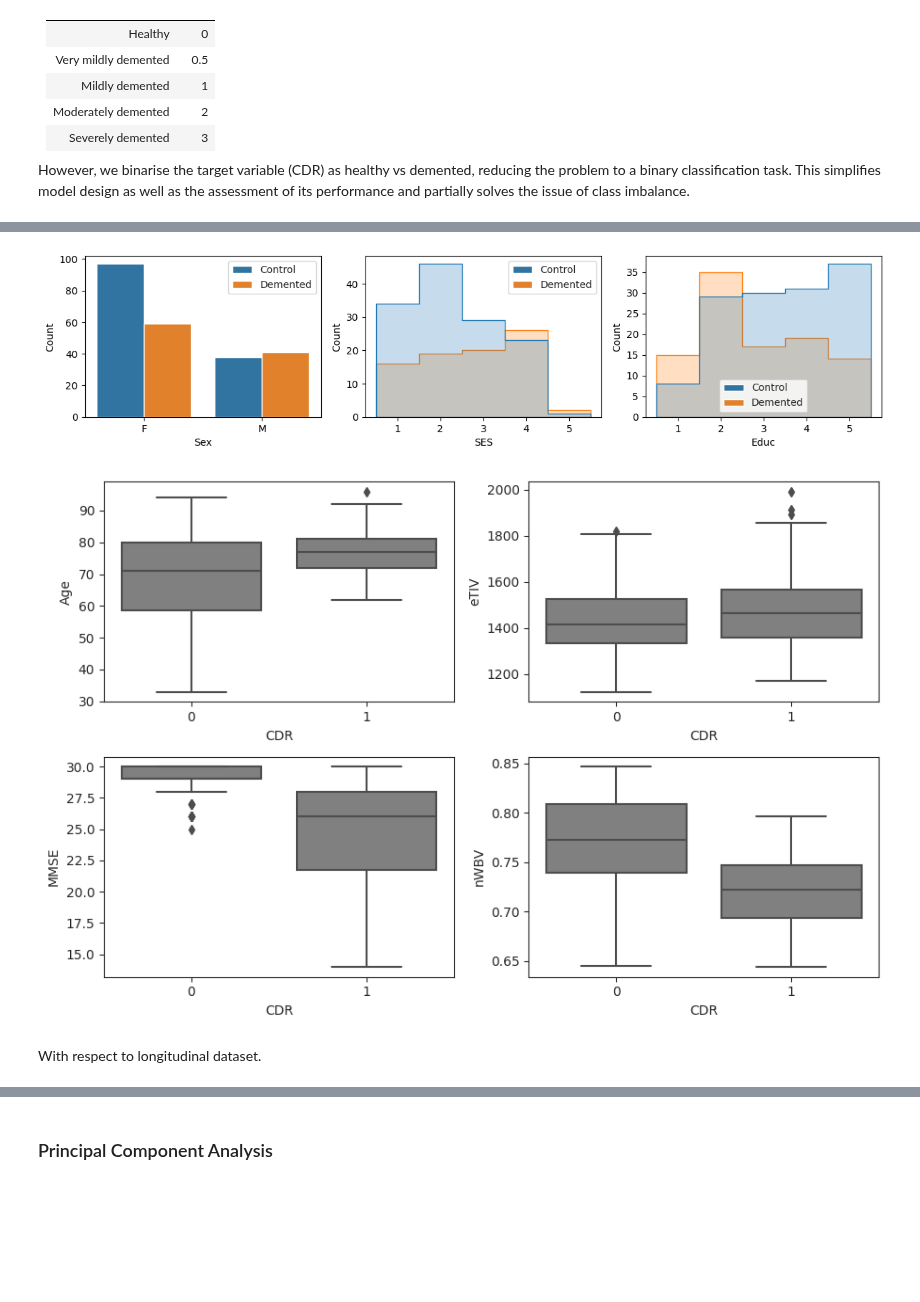
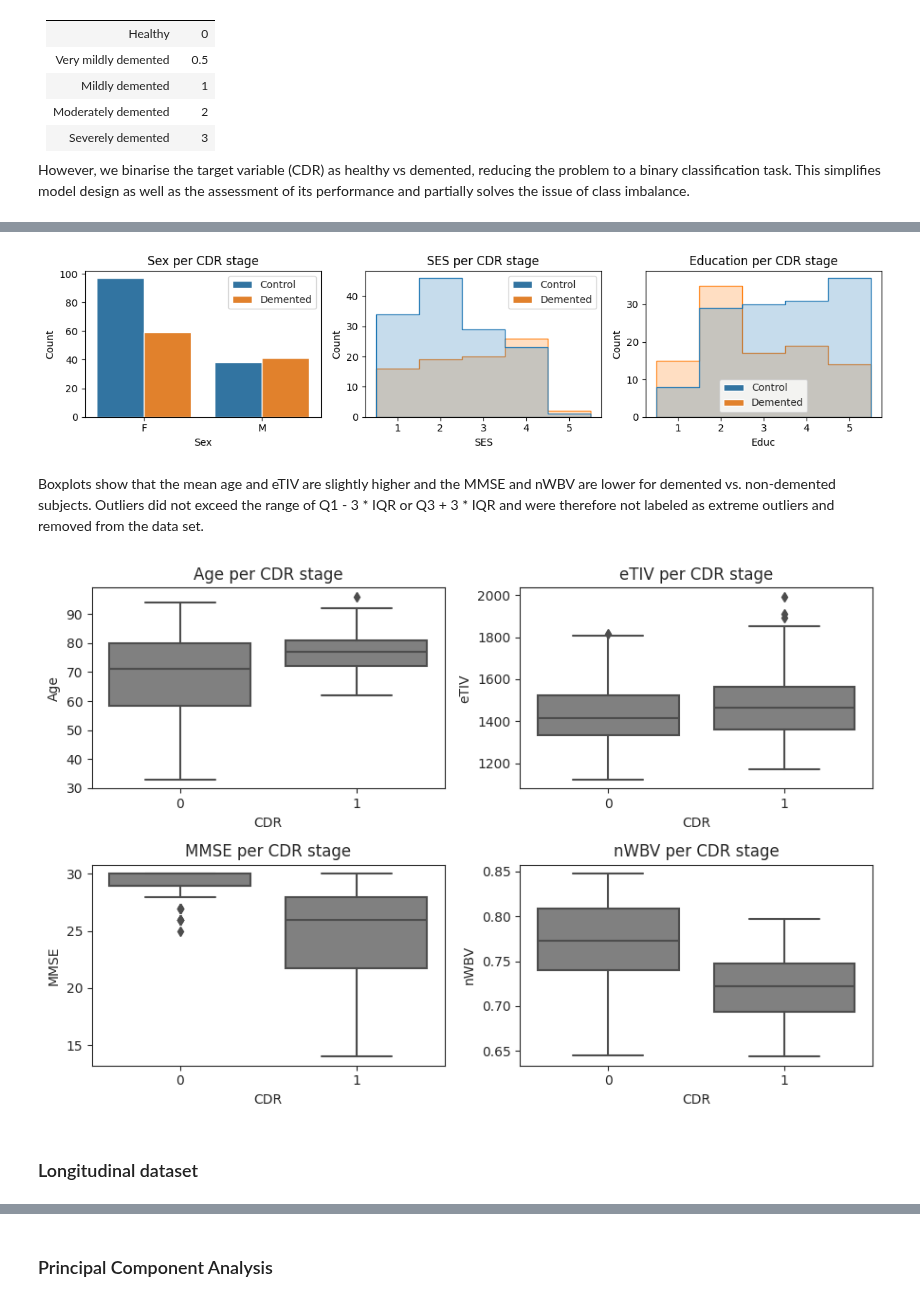
Before and after one commit to RiboRings/AlzheimerPrediction, a Jupyter notebook: learning-about-ad.ipynb, the cells around one changed output, grey strips where cells are left out. Drawn from its saved outputs; the diff is of its cells as text; code cells hidden in the pictures; blank space fills up the shorter version.

```diff
--- a/learning-about-ad.ipynb
+++ b/learning-about-ad.ipynb
@@ -67,49 +71,77 @@ With respect to cross-sectional dataset.
 # %%
+# Import packages for visualizations
 from matplotlib import pyplot as plt
 import seaborn as sns
 
+# Create three subplots
 ncol = 3
 fig, axes = plt.subplots(1, ncol)
 
+# Set the figure size
 fig.set_figheight(3)
 fig.set_figwidth(12)
+
+# Set the Seaborn style to "ticks"
 sns.set_style("ticks")
 
+# Plot sex for different CDR stages
 sns.countplot(df_cross, x="M/F", hue="CDR", ax=axes[0])
 axes[0].set_xlabel("Sex")
 axes[0].set_ylabel("Count")
 
-
+# Plot SES for different CDR stages
 sns.histplot(df_cross, x="SES", hue="CDR", element="step", bins=5, discrete=True, ax=axes[1])
 axes[1].set_xticks(range(1, 6))
 
+# Plot education for different CDR stages
 sns.histplot(df_cross, x="Educ", hue="CDR", element="step", bins=5, discrete=True, ax=axes[2])
 axes[2].set_xticks(range(1, 6))
 
+# Add legends
 handles, _ = axes[0].get_legend_handles_labels()
 labels = dict(zip(["Control", "Demented"], handles))
 axes[0].legend(labels.values(), labels.keys())
 axes[1].legend(labels.values(), labels.keys())
 axes[2].legend(labels.values(), labels.keys(), loc='lower center')
 
+# Add titles
+axes[0].set_title('Sex per CDR stage')
+axes[1].set_title('SES per CDR stage')
+axes[2].set_title('Education per CDR stage')
+
+# Adjust layout
 plt.tight_layout()
 # %% [output]
-[figure, old version]
+[figure, new version]
+# %% [markdown]
+Boxplots show that the mean age and eTIV are slightly higher and the MMSE and nWBV are lower for demented vs. non-demented subjects. Outliers did not exceed the range of Q1 - 3 * IQR or Q3 + 3 * IQR and were therefore not labeled as extreme outliers and removed from the data set.
 # %%
+# Create two subplots
 fig, axes = plt.subplots(2, 2)
 
+# Set the figure size
 fig.set_figheight(6)
 fig.set_figwidth(9)
+
+# Set the Seaborn style to "ticks"
 sns.set_style("ticks")
 
+# Create boxplots for CDR and various variables
 sns.boxplot(df_cross, x="CDR", y="Age", color="gray", ax=axes[0, 0])
 sns.boxplot(df_cross, x="CDR", y="MMSE", color="gray", ax=axes[1, 0])
 sns.boxplot(df_cross, x="CDR", y="eTIV", color="gray", ax=axes[0, 1])
 sns.boxplot(df_cross, x="CDR", y="nWBV", color="gray", ax=axes[1, 1])
 
+# Add titles to each subplot
+axes[0, 0].set_title('Age per CDR stage')
+axes[1, 0].set_title('MMSE per CDR stage')
+axes[0, 1].set_title('eTIV per CDR stage')
+axes[1, 1].set_title('nWBV per CDR stage')
+
+# Adjust layout
 plt.tight_layout()
 # %% [output]
-[figure, old version]
+[figure, new version]
-# %% [markdown]
-With respect to longitudinal dataset.
+# %% [markdown]
+### Longitudinal dataset
 # %%
```
Also changed, not shown: parts of 56 cells of this notebook.
